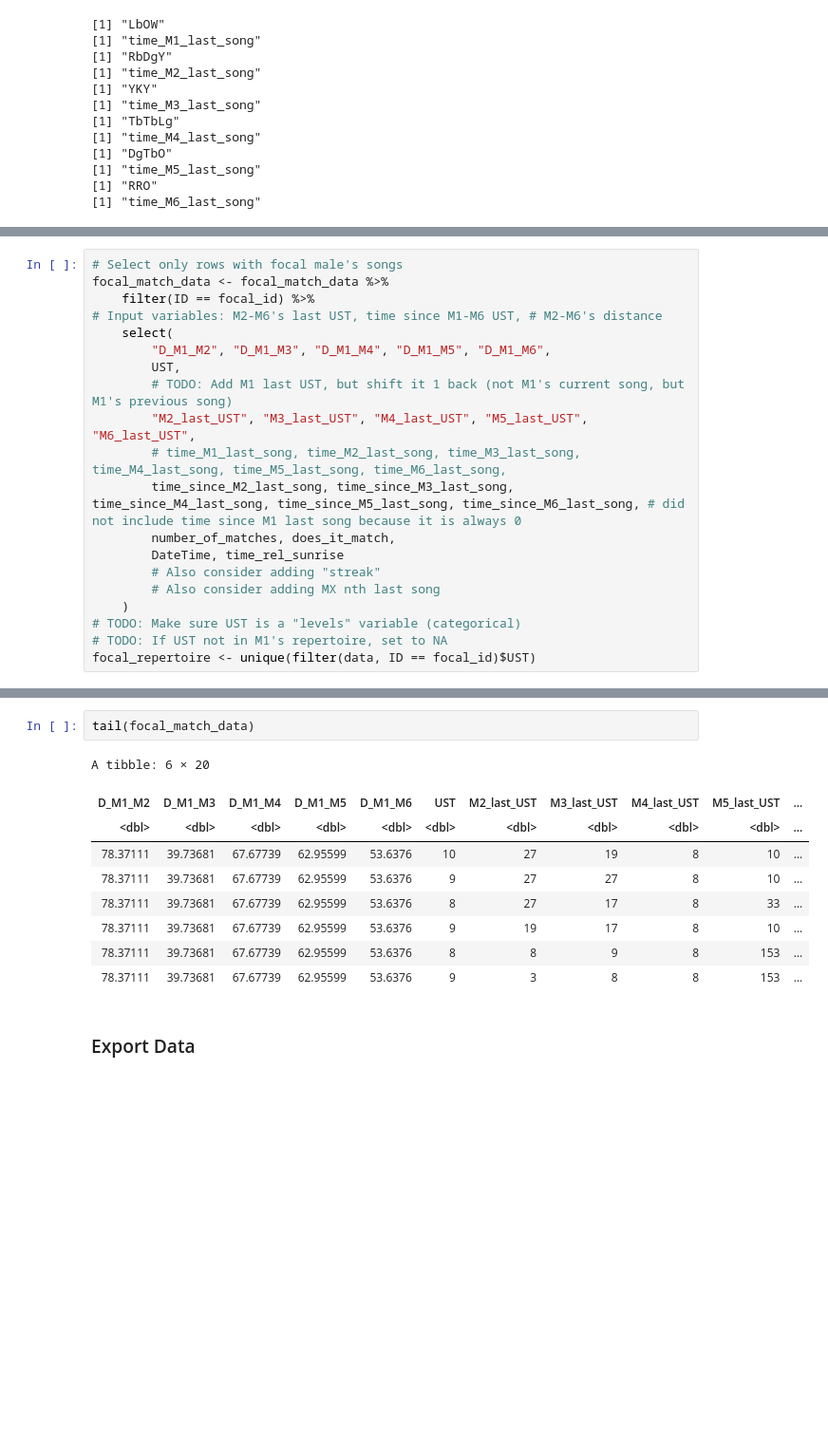
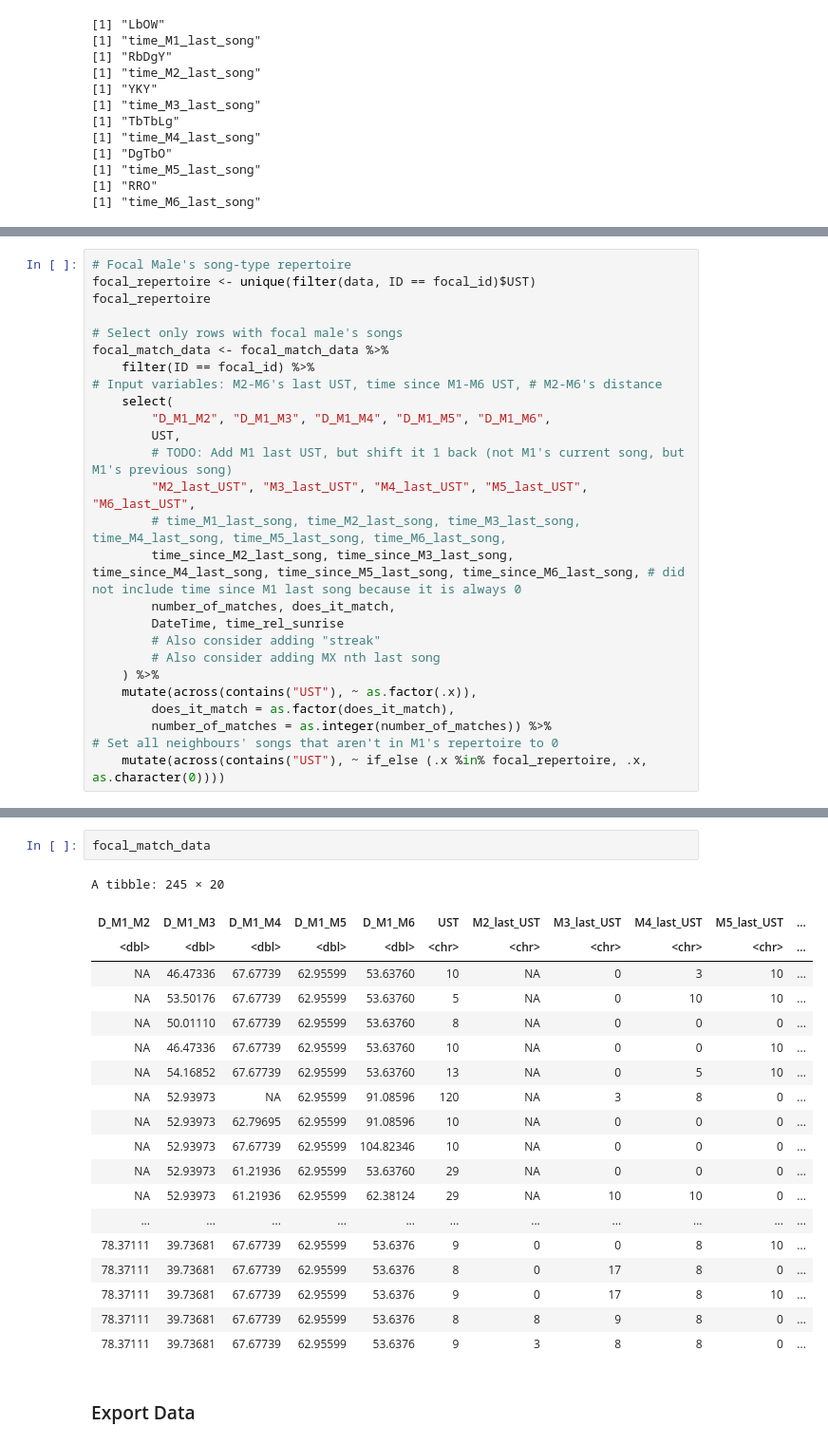
Before and after one commit to jsanvik/Birdsong, a Jupyter notebook: 02 Data Preprocessing/03 matching-preprocessing.ipynb, the cells around one changed output, grey strips where cells are left out. Shown at 95% size. Cells and saved outputs as stored; diff of their text form; blank space fills up the shorter version.

```diff
--- a/02 Data Preprocessing/03 matching-preprocessing.ipynb
+++ b/02 Data Preprocessing/03 matching-preprocessing.ipynb
@@ -139,4 +109,8 @@ A tibble: 5 × 64
 # %%
+# Focal Male's song-type repertoire
+focal_repertoire <- unique(filter(data, ID == focal_id)$UST)
+focal_repertoire
+
 # Select only rows with focal male's songs
 focal_match_data <- focal_match_data %>%
     filter(ID == focal_id) %>%
@@ -152,7 +126,9 @@ focal_match_data <- focal_match_data %>%
         DateTime, time_rel_sunrise
         # Also consider adding "streak"
         # Also consider adding MX nth last song
-    )
-# TODO: Make sure UST is a "levels" variable (categorical)
-# TODO: If UST not in M1's repertoire, set to NA
-focal_repertoire <- unique(filter(data, ID == focal_id)$UST)
+    ) %>%
+    mutate(across(contains("UST"), ~ as.factor(.x)),
+        does_it_match = as.factor(does_it_match),
+        number_of_matches = as.integer(number_of_matches)) %>%
+# Set all neighbours' songs that aren't in M1's repertoire to 0
+    mutate(across(contains("UST"), ~ if_else (.x %in% focal_repertoire, .x, as.character(0))))
@@ -168,15 +157,25 @@ focal_repertoire <- unique(filter(data, ID == focal_id)$UST)
 # %%
-tail(focal_match_data)
+focal_match_data
 # %% [output]
-A tibble: 6 × 20
+A tibble: 245 × 20
 | D_M1_M2 | D_M1_M3 | D_M1_M4 | D_M1_M5 | D_M1_M6 | UST | M2_last_UST | M3_last_UST | M4_last_UST | M5_last_UST | ... |
-| <dbl> | <dbl> | <dbl> | <dbl> | <dbl> | <dbl> | <dbl> | <dbl> | <dbl> | <dbl> | ... |
-| 78.37111 | 39.73681 | 67.67739 | 62.95599 | 53.6376 | 10 | 27 | 19 | 8 | 10 | ... |
-| 78.37111 | 39.73681 | 67.67739 | 62.95599 | 53.6376 | 9 | 27 | 27 | 8 | 10 | ... |
-| 78.37111 | 39.73681 | 67.67739 | 62.95599 | 53.6376 | 8 | 27 | 17 | 8 | 33 | ... |
-| 78.37111 | 39.73681 | 67.67739 | 62.95599 | 53.6376 | 9 | 19 | 17 | 8 | 10 | ... |
-| 78.37111 | 39.73681 | 67.67739 | 62.95599 | 53.6376 | 8 | 8 | 9 | 8 | 153 | ... |
-| 78.37111 | 39.73681 | 67.67739 | 62.95599 | 53.6376 | 9 | 3 | 8 | 8 | 153 | ... |
+| <dbl> | <dbl> | <dbl> | <dbl> | <dbl> | <chr> | <chr> | <chr> | <chr> | <chr> | ... |
+| NA | 46.47336 | 67.67739 | 62.95599 | 53.63760 | 10 | NA | 0 | 3 | 10 | ... |
+| NA | 53.50176 | 67.67739 | 62.95599 | 53.63760 | 5 | NA | 0 | 10 | 10 | ... |
+| NA | 50.01110 | 67.67739 | 62.95599 | 53.63760 | 8 | NA | 0 | 0 | 0 | ... |
+| NA | 46.47336 | 67.67739 | 62.95599 | 53.63760 | 10 | NA | 0 | 0 | 10 | ... |
+| NA | 54.16852 | 67.67739 | 62.95599 | 53.63760 | 13 | NA | 0 | 5 | 10 | ... |
+| NA | 52.93973 | NA | 62.95599 | 91.08596 | 120 | NA | 3 | 8 | 0 | ... |
+| NA | 52.93973 | 62.79695 | 62.95599 | 91.08596 | 10 | NA | 0 | 0 | 0 | ... |
+| NA | 52.93973 | 67.67739 | 62.95599 | 104.82346 | 10 | NA | 0 | 0 | 0 | ... |
+| NA | 52.93973 | 61.21936 | 62.95599 | 53.63760 | 29 | NA | 0 | 0 | 0 | ... |
+| NA | 52.93973 | 61.21936 | 62.95599 | 62.38124 | 29 | NA | 10 | 10 | 0 | ... |
+| ... | ... | ... | ... | ... | ... | ... | ... | ... | ... | ... |
+| 78.37111 | 39.73681 | 67.67739 | 62.95599 | 53.6376 | 9 | 0 | 0 | 8 | 10 | ... |
+| 78.37111 | 39.73681 | 67.67739 | 62.95599 | 53.6376 | 8 | 0 | 17 | 8 | 0 | ... |
+| 78.37111 | 39.73681 | 67.67739 | 62.95599 | 53.6376 | 9 | 0 | 17 | 8 | 10 | ... |
+| 78.37111 | 39.73681 | 67.67739 | 62.95599 | 53.6376 | 8 | 8 | 9 | 8 | 0 | ... |
+| 78.37111 | 39.73681 | 67.67739 | 62.95599 | 53.6376 | 9 | 3 | 8 | 8 | 0 | ... |
 # %% [markdown]
 ### Export Data
 # %%
```
Also changed, not shown: parts of 6 cells of this notebook, 5 other files.
